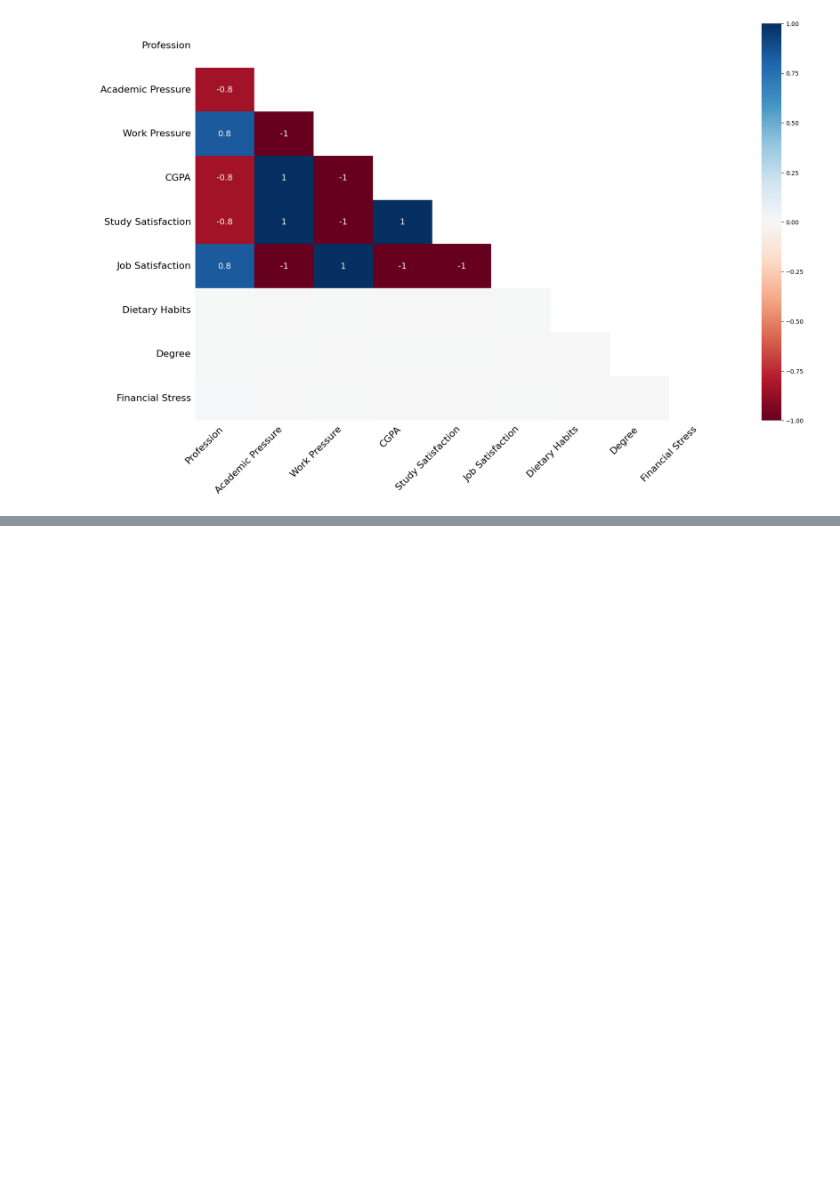
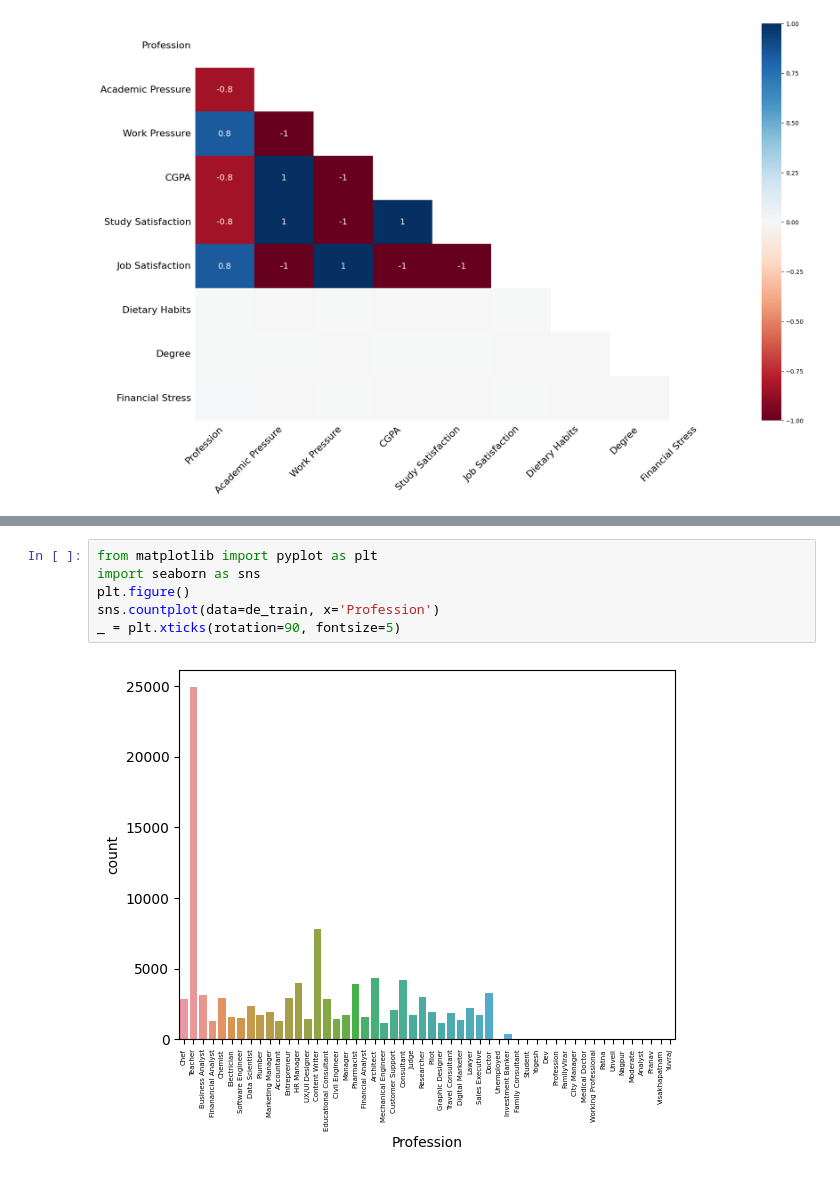
Before and after one commit to Anqi-Wang-aug/kaggle-competition-depression-prediction, a Jupyter notebook: script.ipynb, the cells around one changed output, grey strips where cells are left out. Drawn from its saved outputs; the diff is of its cells as text; blank space fills up the shorter version.

```diff
--- a/script.ipynb
+++ b/script.ipynb
@@ -87,0 +101,8 @@ start with those which null corr isn't 1 fist. This leaves us profession versus
+# %%
+from matplotlib import pyplot as plt
+import seaborn as sns
+plt.figure()
+sns.countplot(data=de_train, x='Profession')
+_ = plt.xticks(rotation=90, fontsize=5)
+# %% [output]
+[figure, added]
```
Also changed, not shown: parts of 68 cells of this notebook.
